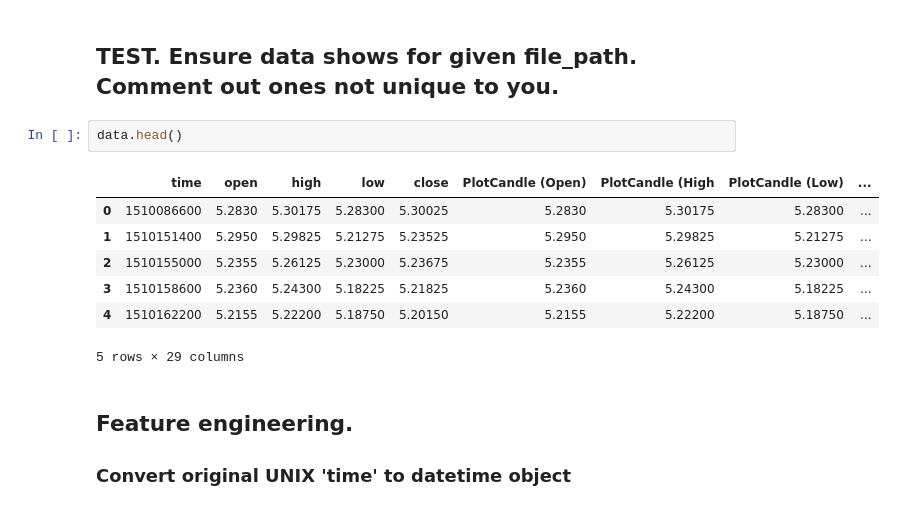
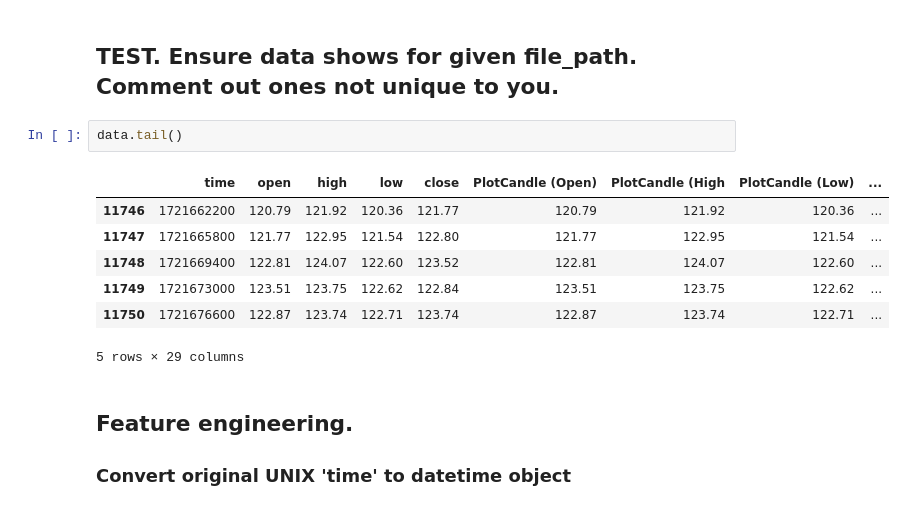
Before and after one commit to jeremiahf24/ADS-504-02-Group-7-Machine-Learning-and-Deep-Learning-for-Data-Science, a Jupyter notebook: nvda.ipynb, the cells around one changed output. Drawn from its saved outputs; the diff is of its cells as text.

```diff
--- a/nvda.ipynb
+++ b/nvda.ipynb
@@ -29,14 +29,14 @@ data = pd.read_csv(file_path)
 # %% [markdown]
 ## TEST. Ensure data shows for given file_path. Comment out ones not unique to you.
 # %%
-data.head()
+data.tail()
 # %% [output]
 |  | time | open | high | low | close | PlotCandle (Open) | PlotCandle (High | PlotCandle (Low) | ... |
-| 0 | 1510086600 | 5.2830 | 5.30175 | 5.28300 | 5.30025 | 5.2830 | 5.30175 | 5.28300 | ... |
-| 1 | 1510151400 | 5.2950 | 5.29825 | 5.21275 | 5.23525 | 5.2950 | 5.29825 | 5.21275 | ... |
-| 2 | 1510155000 | 5.2355 | 5.26125 | 5.23000 | 5.23675 | 5.2355 | 5.26125 | 5.23000 | ... |
-| 3 | 1510158600 | 5.2360 | 5.24300 | 5.18225 | 5.21825 | 5.2360 | 5.24300 | 5.18225 | ... |
-| 4 | 1510162200 | 5.2155 | 5.22200 | 5.18750 | 5.20150 | 5.2155 | 5.22200 | 5.18750 | ... |
+| 11746 | 1721662200 | 120.79 | 121.92 | 120.36 | 121.77 | 120.79 | 121.92 | 120.36 | ... |
+| 11747 | 1721665800 | 121.77 | 122.95 | 121.54 | 122.80 | 121.77 | 122.95 | 121.54 | ... |
+| 11748 | 1721669400 | 122.81 | 124.07 | 122.60 | 123.52 | 122.81 | 124.07 | 122.60 | ... |
+| 11749 | 1721673000 | 123.51 | 123.75 | 122.62 | 122.84 | 123.51 | 123.75 | 122.62 | ... |
+| 11750 | 1721676600 | 122.87 | 123.74 | 122.71 | 123.74 | 122.87 | 123.74 | 122.71 | ... |
 5 rows × 29 columns
 # %% [markdown]
 ## Feature engineering.
```
Also changed, not shown: parts of 34 cells of this notebook.
